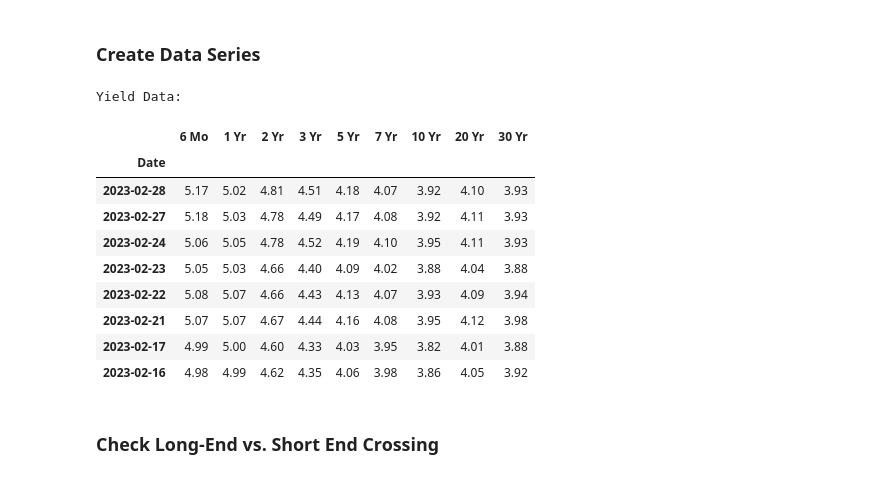
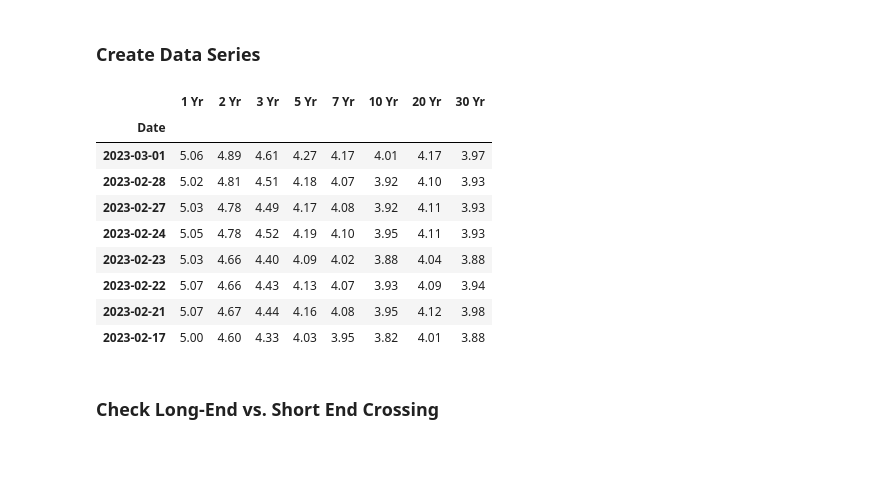
Before and after one commit to sabawi/United-States-Treasury-Bonds-Yield-Curve, a Jupyter notebook: US_Treasury_Yield_Curve.ipynb, the cells around one changed output. Cells and saved outputs as stored; diff of their text form; code cells hidden in the pictures.

```diff
--- a/US_Treasury_Yield_Curve.ipynb
+++ b/US_Treasury_Yield_Curve.ipynb
@@ -53,5 +51,5 @@ this_year = str(datetime.date.today().year)
+# %%
+last_five_years = [str(int(datetime.date.today().year) - i) for i in range(0, 6)]
+this_year = last_five_years[0]
 # %% [markdown]
 ### Get Latest Bond Yield Data from US Dept. of Treasury
-# %%
-ustd_url = "https://home.treasury.gov/resource-center/data-chart-center/interest-rates/daily-treasury-rates.csv/"+this_year+"/all?type=daily_treasury_yield_curve&field_tdr_date_value="+this_year+"&page&_format=csv"
-yield_curve_df = pd.read_csv(ustd_url)
@@ -58,29 +99,28 @@ yield_curve_df = pd.read_csv(ustd_url)
 # %% [markdown]
 ### Create Data Series
 # %%
-print('Yield Data:')
-# display(yield_curve_df)
-yc_1 = yield_curve_df.copy(deep=True)
-yc_1['Date'] = pd.to_datetime(yc_1['Date'])
-yc_1 = yc_1.set_index('Date')
-# print(yc_1.index)
-for i in range(1,len(yc_1.columns)):
-    yc_1.iloc[1:,i] = pd.to_numeric(yc_1.iloc[1:,i],errors='coerce')
-# yc_1.info()
-yc_1_diff = round(yc_1.pct_change(periods=1)*100,3)
-yc_1_diff.dropna()
-yc_1.iloc[:8,4:]
+# print('Yield Data:')
+# # display(yield_curve_df)
+# yc_1 = yield_curve_df.copy(deep=True)
+# yc_1['Date'] = pd.to_datetime(yc_1['Date'])
+# yc_1 = yc_1.set_index('Date')
+# # print(yc_1.index)
+# for i in range(1,len(yc_1.columns)):
+#     yc_1.iloc[1:,i] = pd.to_numeric(yc_1.iloc[1:,i],errors='coerce')
+# # yc_1.info()
+# yc_1_diff = round(yc_1.pct_change(periods=1)*100,3)
+# yc_1_diff.dropna()
+yield_curves.iloc[:8,4:]
 # %% [output]
-Yield Data:
-|  | 6 Mo | 1 Yr | 2 Yr | 3 Yr | 5 Yr | 7 Yr | 10 Yr | 20 Yr | 30 Yr |
-| Date |  |  |  |  |  |  |  |  |  |
-| 2023-02-28 | 5.17 | 5.02 | 4.81 | 4.51 | 4.18 | 4.07 | 3.92 | 4.10 | 3.93 |
-| 2023-02-27 | 5.18 | 5.03 | 4.78 | 4.49 | 4.17 | 4.08 | 3.92 | 4.11 | 3.93 |
-| 2023-02-24 | 5.06 | 5.05 | 4.78 | 4.52 | 4.19 | 4.10 | 3.95 | 4.11 | 3.93 |
-| 2023-02-23 | 5.05 | 5.03 | 4.66 | 4.40 | 4.09 | 4.02 | 3.88 | 4.04 | 3.88 |
-| 2023-02-22 | 5.08 | 5.07 | 4.66 | 4.43 | 4.13 | 4.07 | 3.93 | 4.09 | 3.94 |
-| 2023-02-21 | 5.07 | 5.07 | 4.67 | 4.44 | 4.16 | 4.08 | 3.95 | 4.12 | 3.98 |
-| 2023-02-17 | 4.99 | 5.00 | 4.60 | 4.33 | 4.03 | 3.95 | 3.82 | 4.01 | 3.88 |
-| 2023-02-16 | 4.98 | 4.99 | 4.62 | 4.35 | 4.06 | 3.98 | 3.86 | 4.05 | 3.92 |
+|  | 1 Yr | 2 Yr | 3 Yr | 5 Yr | 7 Yr | 10 Yr | 20 Yr | 30 Yr |
+| Date |  |  |  |  |  |  |  |  |
+| 2023-03-01 | 5.06 | 4.89 | 4.61 | 4.27 | 4.17 | 4.01 | 4.17 | 3.97 |
+| 2023-02-28 | 5.02 | 4.81 | 4.51 | 4.18 | 4.07 | 3.92 | 4.10 | 3.93 |
+| 2023-02-27 | 5.03 | 4.78 | 4.49 | 4.17 | 4.08 | 3.92 | 4.11 | 3.93 |
+| 2023-02-24 | 5.05 | 4.78 | 4.52 | 4.19 | 4.10 | 3.95 | 4.11 | 3.93 |
+| 2023-02-23 | 5.03 | 4.66 | 4.40 | 4.09 | 4.02 | 3.88 | 4.04 | 3.88 |
+| 2023-02-22 | 5.07 | 4.66 | 4.43 | 4.13 | 4.07 | 3.93 | 4.09 | 3.94 |
+| 2023-02-21 | 5.07 | 4.67 | 4.44 | 4.16 | 4.08 | 3.95 | 4.12 | 3.98 |
+| 2023-02-17 | 5.00 | 4.60 | 4.33 | 4.03 | 3.95 | 3.82 | 4.01 | 3.88 |
 # %% [markdown]
 ### Check Long-End vs. Short End Crossing
```
Also changed, not shown: parts of 11 cells of this notebook, 2 other files.
